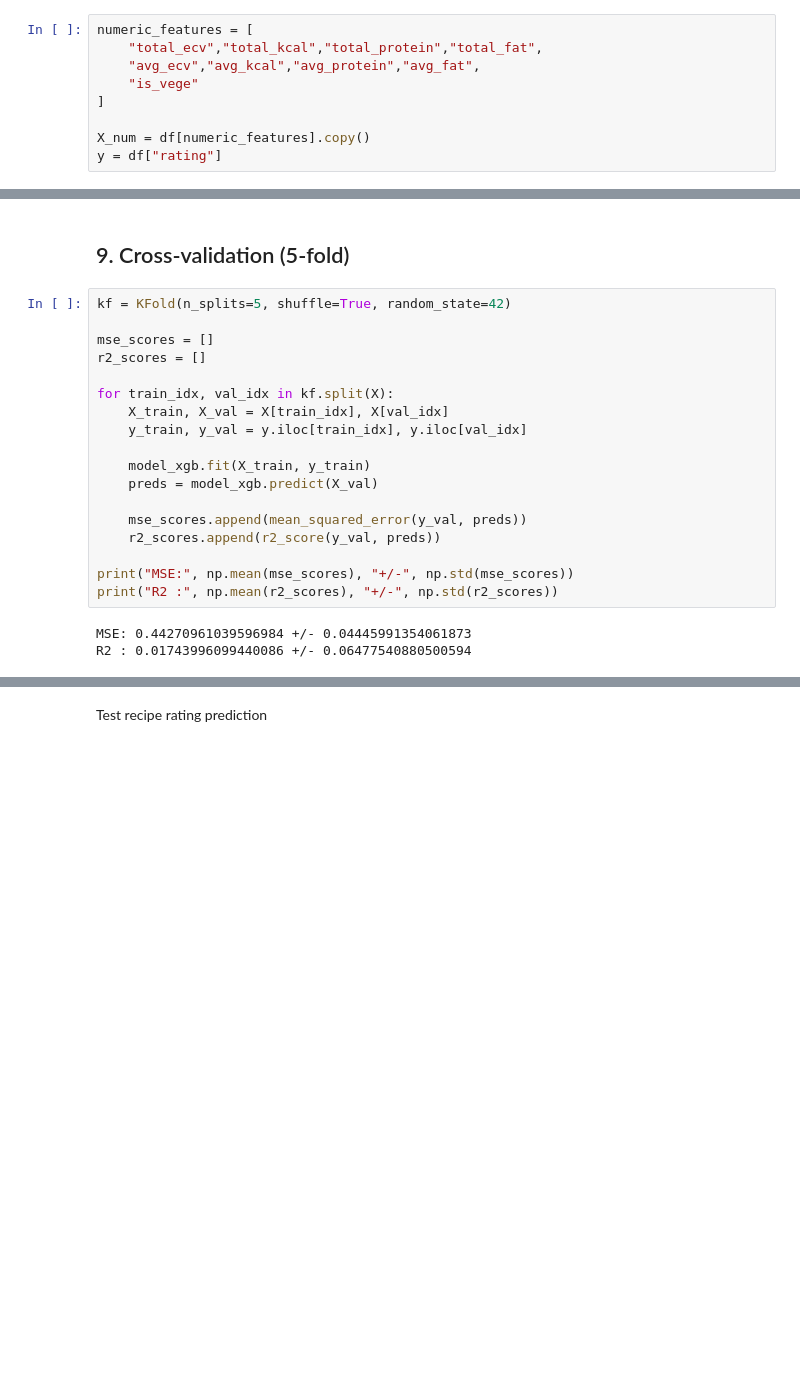
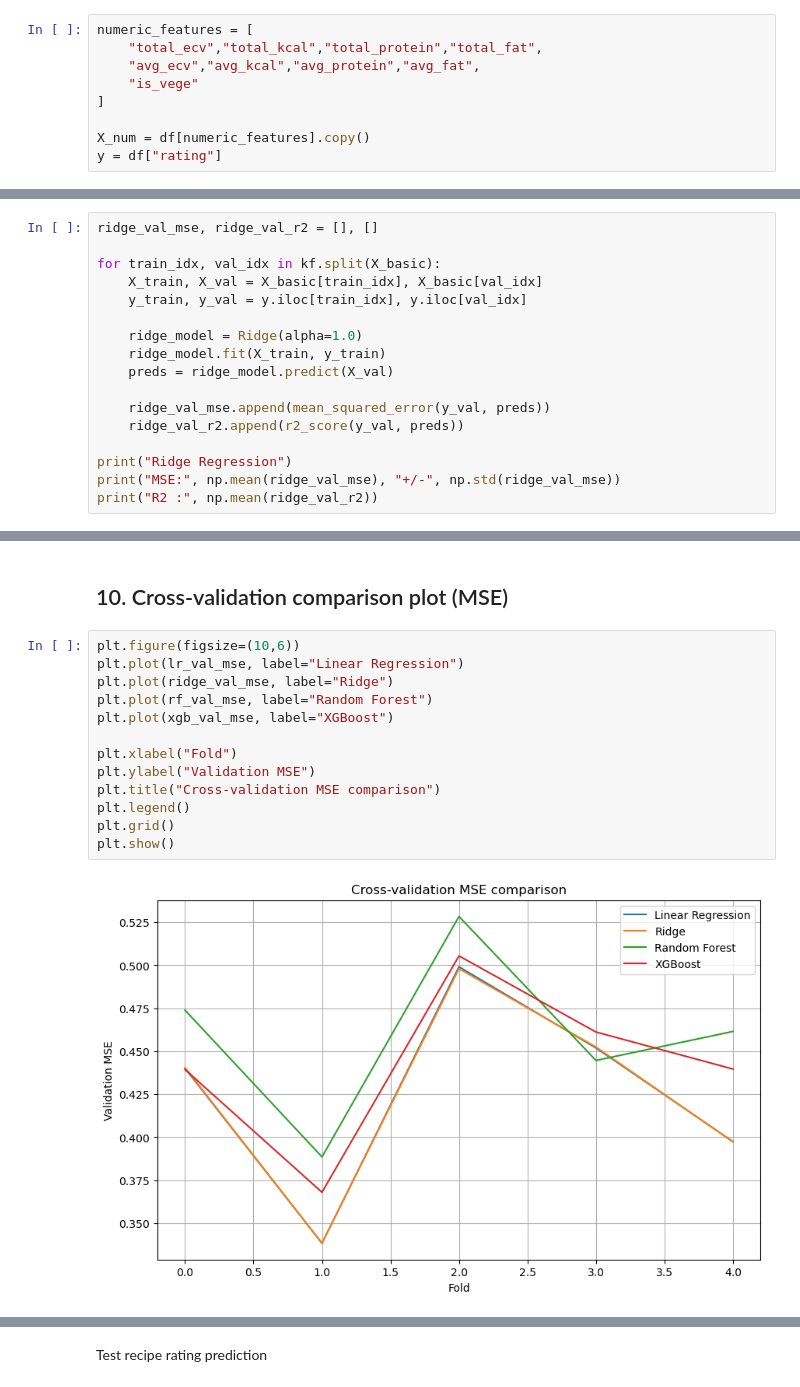
Before and after one commit to SitaraLiang/dalas-eco-recipes, a Jupyter notebook: notebooks/regression_ratings.ipynb, the cells around one changed output, grey strips where cells are left out. Drawn from its saved outputs; the diff is of its cells as text; blank space fills up the shorter version.

Commit message:
added other regression models

```diff
--- a/notebooks/regression_ratings.ipynb
+++ b/notebooks/regression_ratings.ipynb
@@ -89,0 +147,17 @@ Final feature shape: (1693, 393)
+# %%
+ridge_val_mse, ridge_val_r2 = [], []
+
+for train_idx, val_idx in kf.split(X_basic):
+    X_train, X_val = X_basic[train_idx], X_basic[val_idx]
+    y_train, y_val = y.iloc[train_idx], y.iloc[val_idx]
+
+    ridge_model = Ridge(alpha=1.0)
+    ridge_model.fit(X_train, y_train)
+    preds = ridge_model.predict(X_val)
+
+    ridge_val_mse.append(mean_squared_error(y_val, preds))
+    ridge_val_r2.append(r2_score(y_val, preds))
+
+print("Ridge Regression")
+print("MSE:", np.mean(ridge_val_mse), "+/-", np.std(ridge_val_mse))
+print("R2 :", np.mean(ridge_val_r2))
@@ -100,23 +240,17 @@ model_xgb = XGBRegressor(
 # %% [markdown]
-## 9. Cross-validation (5-fold)
+## 10. Cross-validation comparison plot (MSE)
 # %%
-kf = KFold(n_splits=5, shuffle=True, random_state=42)
+plt.figure(figsize=(10,6))
+plt.plot(lr_val_mse, label="Linear Regression")
+plt.plot(ridge_val_mse, label="Ridge")
+plt.plot(rf_val_mse, label="Random Forest")
+plt.plot(xgb_val_mse, label="XGBoost")
 
-mse_scores = []
-r2_scores = []
-
-for train_idx, val_idx in kf.split(X):
-    X_train, X_val = X[train_idx], X[val_idx]
-    y_train, y_val = y.iloc[train_idx], y.iloc[val_idx]
-
-    model_xgb.fit(X_train, y_train)
-    preds = model_xgb.predict(X_val)
-
-    mse_scores.append(mean_squared_error(y_val, preds))
-    r2_scores.append(r2_score(y_val, preds))
-
-print("MSE:", np.mean(mse_scores), "+/-", np.std(mse_scores))
-print("R2 :", np.mean(r2_scores), "+/-", np.std(r2_scores))
+plt.xlabel("Fold")
+plt.ylabel("Validation MSE")
+plt.title("Cross-validation MSE comparison")
+plt.legend()
+plt.grid()
+plt.show()
 # %% [output]
-MSE: 0.44270961039596984 +/- 0.04445991354061873
-R2 : 0.01743996099440086 +/- 0.06477540880500594
+[figure, added]
```
Also changed, not shown: parts of 42 cells of this notebook.
